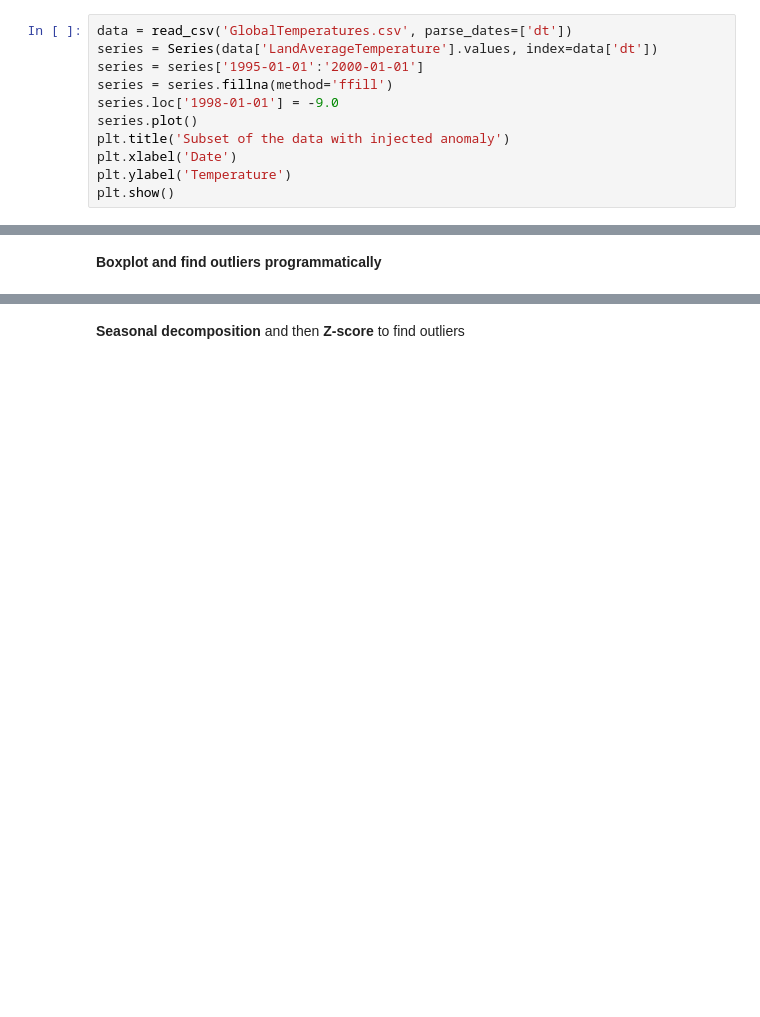
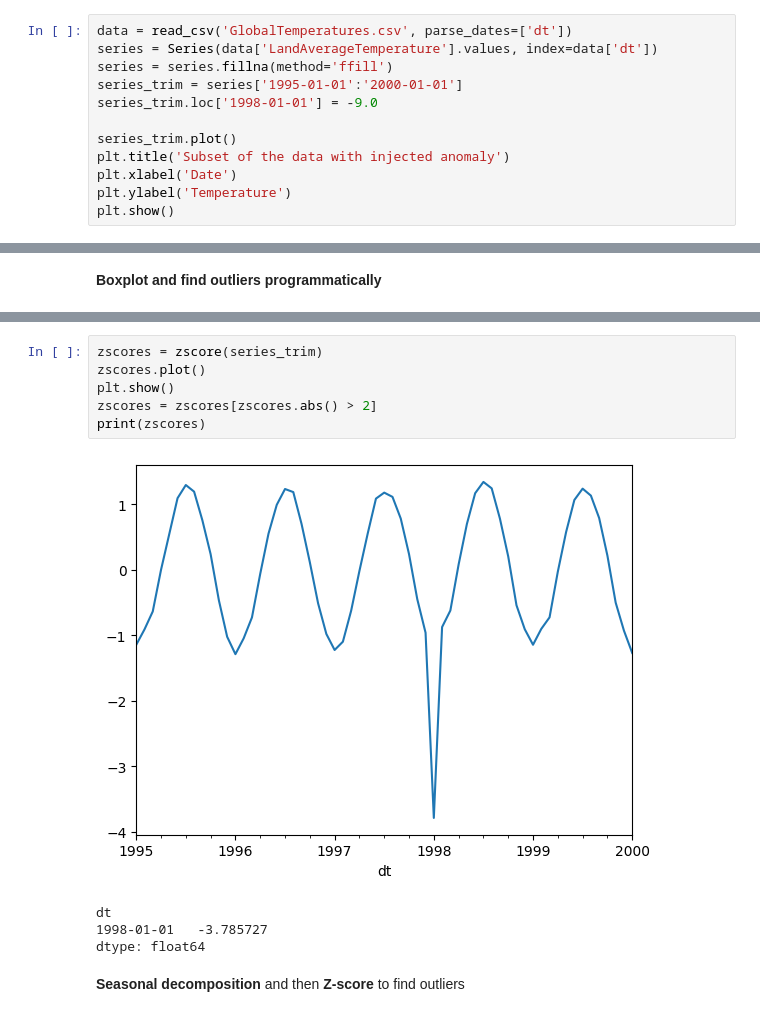
Before and after one commit to BeethovenKodar/IL2233-Project, a Jupyter notebook: 2-task.ipynb, the cells around one changed output, grey strips where cells are left out. Drawn from its saved outputs; the diff is of its cells as text; blank space fills up the shorter version.

```diff
--- a/2-task.ipynb
+++ b/2-task.ipynb
@@ -25,10 +25,11 @@ def zscore(series: Series) -> Series:
 # %%
 data = read_csv('GlobalTemperatures.csv', parse_dates=['dt'])
 series = Series(data['LandAverageTemperature'].values, index=data['dt'])
-series = series['1995-01-01':'2000-01-01']
 series = series.fillna(method='ffill')
-series.loc['1998-01-01'] = -9.0
-series.plot()
+series_trim = series['1995-01-01':'2000-01-01']
+series_trim.loc['1998-01-01'] = -9.0
+
+series_trim.plot()
 plt.title('Subset of the data with injected anomaly')
 plt.xlabel('Date')
 plt.ylabel('Temperature')
@@ -44,6 +45,17 @@ print(series[series.isin(outliers)].reset_index())
 [figure]
           dt    0
 0 1998-01-01 -9.0
+# %%
+zscores = zscore(series_trim)
+zscores.plot()
+plt.show()
+zscores = zscores[zscores.abs() > 2]
+print(zscores)
+# %% [output]
+[figure, added]
+dt
+1998-01-01   -3.785727
+dtype: float64
 # %% [markdown]
 **Seasonal decomposition** and then **Z-score** to find outliers
 # %%
```
Also changed, not shown: parts of 2 cells of this notebook, 1 other file.
